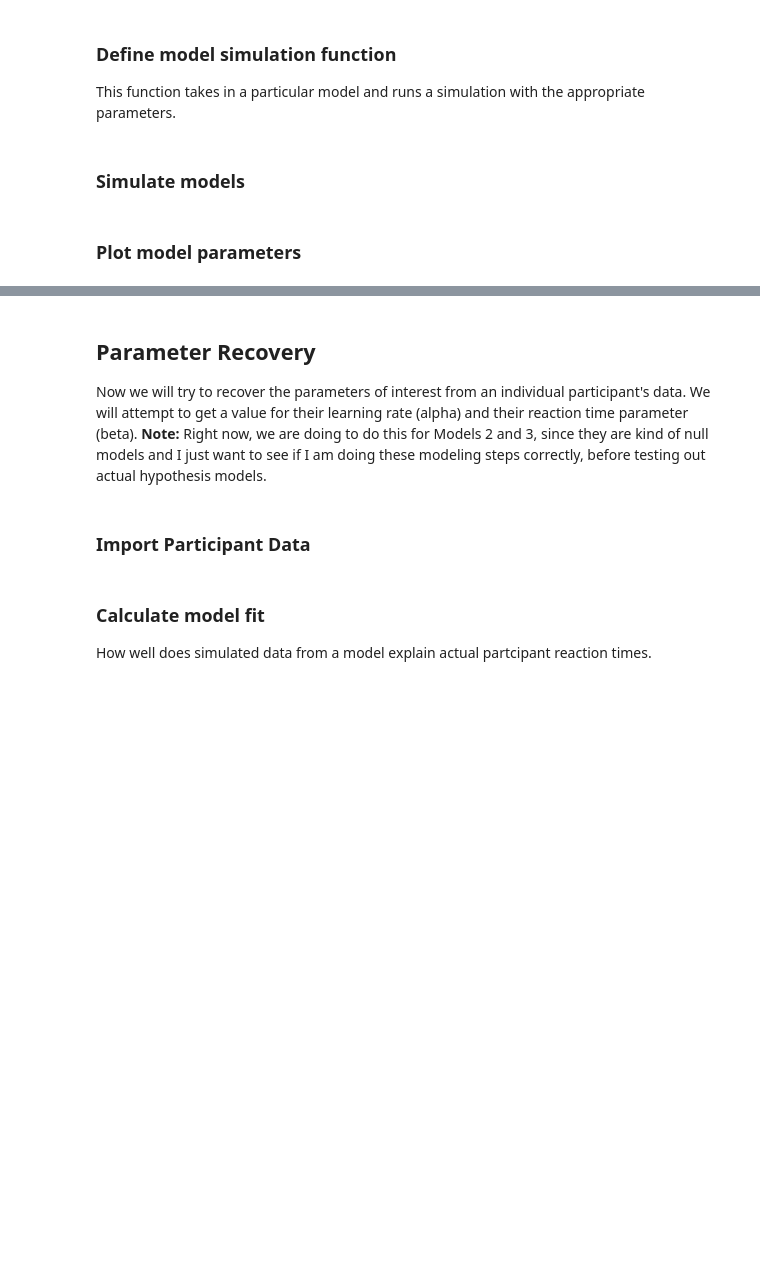
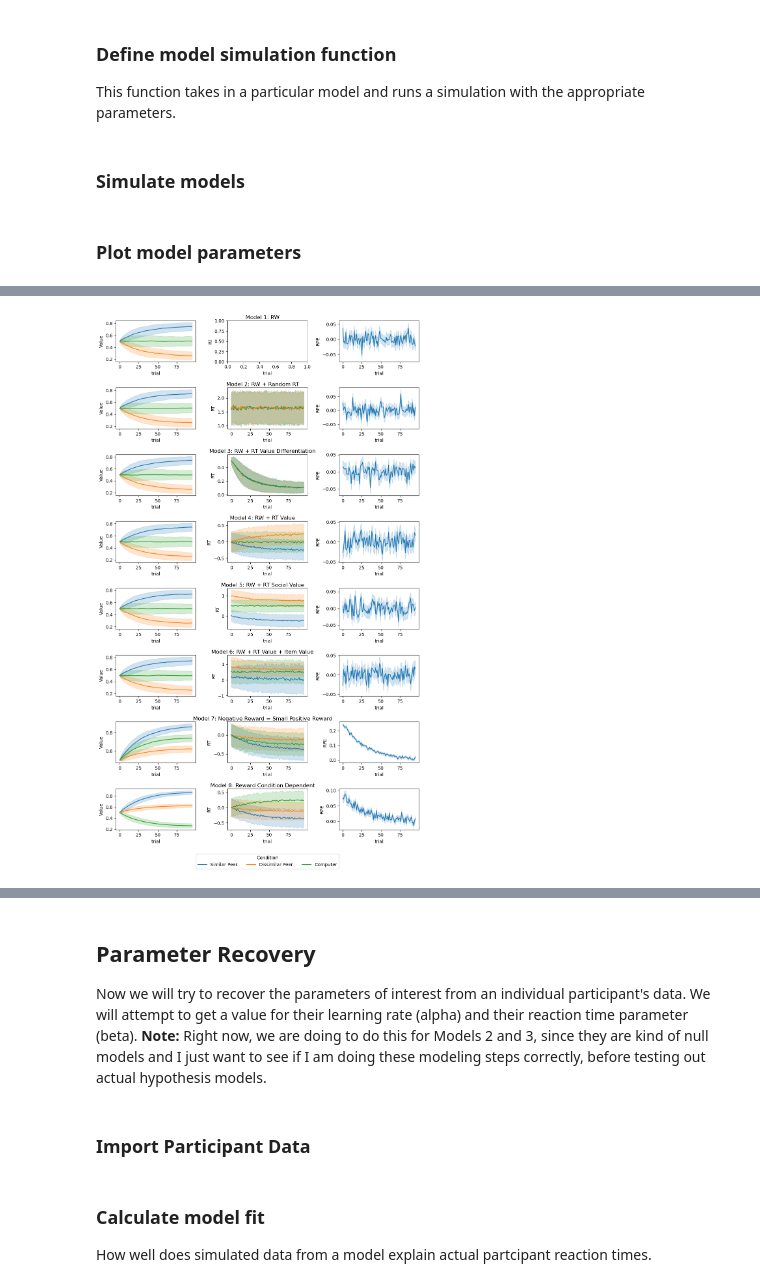
Before and after one commit to hspopal/scon_social_reward, a Jupyter notebook: code/social_reward_modeling.ipynb, the cells around one changed output, grey strips where cells are left out. Saved outputs shown, nothing was run; the diff lists cells and outputs as text; code cells hidden in the pictures; blank space fills up the shorter version.

Commit message:
updated changing rewards and notes

```diff
--- a/code/social_reward_modeling.ipynb
+++ b/code/social_reward_modeling.ipynb
@@ -286,12 +284,14 @@ def rw_rtsocial_model(trial_list, alpha, beta, neg_reward=False):
         value_t = V.loc[t, cond_t]
 
         if cond_t == 'DisPeer':
-            beta = beta * -1
+            beta_t = beta * -1
         elif cond_t == 'Computer':
-            beta = 0
+            beta_t = 0
+        else:
+            beta_t = beta
 
         # Create a RT based on the value of each condition
-        RT[t] = beta * -1 * value_t + intercept
+        RT[t] = beta_t * -1 * value_t + intercept
 
         # Calculate RPE
         feedback_t = trial_list.loc[t, 'Feedback']
@@ -485,5 +602,9 @@ model_5, model_5_long = run_rl_model(model=rw_rtsocial_model, alpha=0.1, beta=1,
                                      n_trials=n_trials, n_sims=n_sims)
 model_6, model_6_long = run_rl_model(model=rw_item_model, alpha=0.1, beta=1, neg_reward=False,
                                      n_trials=n_trials, n_sims=n_sims)
+model_7, model_7_long = run_rl_model(model=rw_rt_modreward_model, alpha=0.1, beta=1, neg_reward=False,
+                                     n_trials=n_trials, n_sims=n_sims)
+model_8, model_8_long = run_rl_model(model=rw_rt_modreward2_model, alpha=0.1, beta=1, neg_reward=False,
+                                     n_trials=n_trials, n_sims=n_sims)
 # %% [markdown]
 ### Plot model parameters
@@ -530 +611,54 @@ for i in range(len(relv_models)):
+# %%
+relv_models = [model_1_long, model_2_long, model_3_long,
+               model_4_long, model_5_long, model_6_long, model_7_long, model_8_long]
+relv_titles = ['Model 1: RW', 'Model 2: RW + Random RT', 'Model 3: RW + RT Value Differentiation',
+               'Model 4: RW + RT Value', 'Model 5: RW + RT Social Value',
+               'Model 6: RW + RT Value + Item Value',
+               'Model 7: Negative Reward = Small Positive Reward',
+               'Model 8: Reward Condition Dependent']
+
+palette = {'SimPeer':sns.color_palette()[0],
+           'DisPeer':sns.color_palette()[1],
+           'Computer':sns.color_palette()[2]}
+
+fig = plt.figure(figsize=(12,2*len(relv_models)))
+#fig.suptitle('Figure title')
+
+# create 3x1 subfigs
+subfigs = fig.subfigures(nrows=len(relv_models), ncols=1, hspace=0.25)
+#subfigs.subplots_adjust(hspace=2)
+for row, subfig in enumerate(subfigs):
+    subfig.suptitle(relv_titles[row])
+    plt.subplots_adjust(wspace=0.4)
+
+    # create 1x3 subplots per subfig
+    axs = subfig.subplots(nrows=1, ncols=3)
+        #ax.plot()
+        #ax.set_title(f'Plot title {col}')
+
+    # Plot Value
+    sns.lineplot(data=relv_models[row], x='trial', y='Value', dashes=False,
+                 hue='Condition', errorbar='sd', ax=axs[0])
+    axs[0].set_ylabel('Value')
+    if row == len(relv_models)-1:
+        sns.move_legend(axs[0], "lower center", bbox_to_anchor=(1.9, -1),
+                   labels=['Similar Peer','Dissimilar Peer','Computer'], ncol=3)
+    else:
+        axs[0].get_legend().remove()
+
+    #axs[row,0].set_title(relv_titles[i])
+
+
+    # Plot reaction time
+    sns.lineplot(data=relv_models[row], x='trial', y='RT',
+                 hue='Peer', errorbar='sd', ax=axs[1], palette=palette)
+    axs[1].get_legend().remove()
+    axs[1].set_ylabel('RT')
+
+
+    # Plot reward prediction error
+    sns.lineplot(data=relv_models[row], x='trial', y='RPE', dashes=False, ax=axs[2])
+    axs[2].set_ylabel('RPE')
+# %% [output]
+[figure, added]
 # %% [markdown]
```
Also changed, not shown: parts of 12 cells of this notebook, 1 other file.
